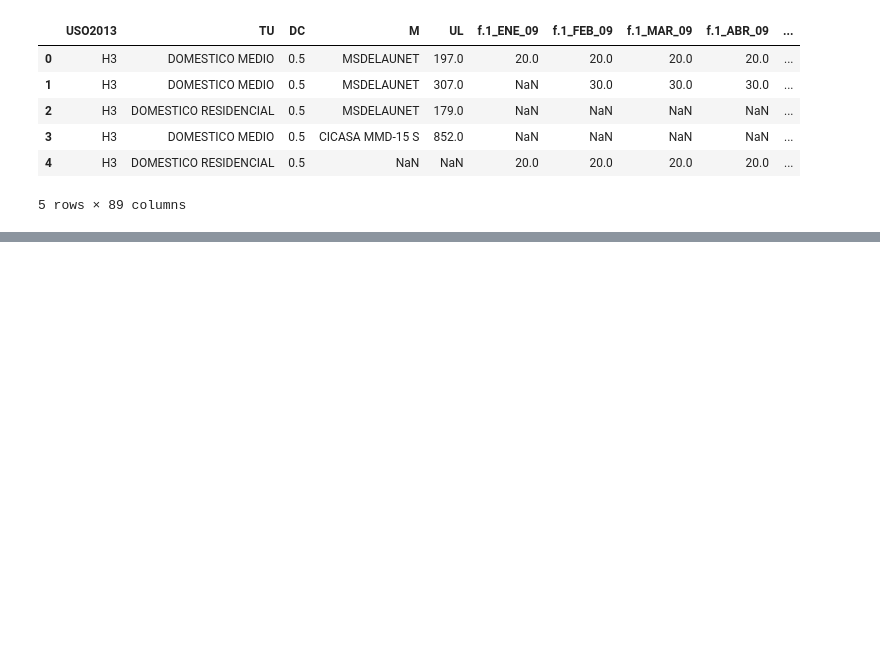
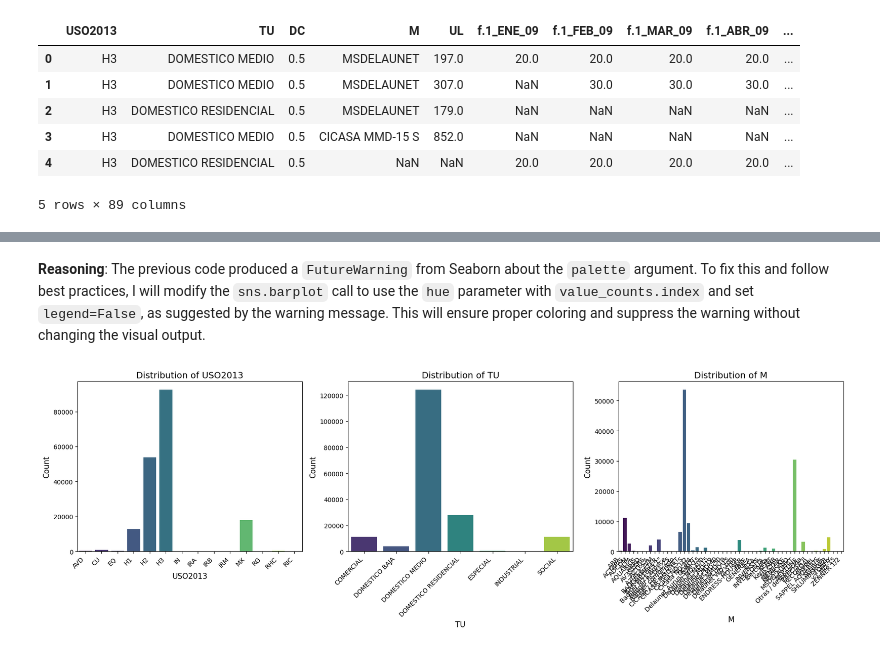
Before and after one commit to vathsankitha/water, a Jupyter notebook: Water.ipynb, the cells around one changed output, grey strips where cells are left out. Saved outputs shown, nothing was run; the diff lists cells and outputs as text; code cells hidden in the pictures; blank space fills up the shorter version.

```diff
--- a/Water.ipynb
+++ b/Water.ipynb
@@ -18,0 +151,29 @@ display(df.head())
+# %% [markdown]
+**Reasoning**:
+The previous code produced a `FutureWarning` from Seaborn about the `palette` argument. To fix this and follow best practices, I will modify the `sns.barplot` call to use the `hue` parameter with `value_counts.index` and set `legend=False`, as suggested by the warning message. This will ensure proper coloring and suppress the warning without changing the visual output.
+# %%
+import matplotlib.pyplot as plt
+import seaborn as sns
+
+categorical_cols = ['USO2013', 'TU', 'M']
+
+plt.figure(figsize=(18, 6))
+
+for i, col in enumerate(categorical_cols):
+    plt.subplot(1, len(categorical_cols), i + 1)
+
+    # Get value counts and sort them for better visualization
+    value_counts = df[col].value_counts().sort_index()
+
+    # Fix for FutureWarning: Assign x to hue and set legend=False
+    sns.barplot(x=value_counts.index, y=value_counts.values, hue=value_counts.index, palette='viridis', legend=False)
+
+    plt.title(f'Distribution of {col}', fontsize=14)
+    plt.xlabel(col, fontsize=12)
+    plt.ylabel('Count', fontsize=12)
+    plt.xticks(rotation=45, ha='right')
+    plt.tight_layout()
+
+plt.show()
+# %% [output]
+[figure, added]
```
Also changed, not shown: parts of 13 cells of this notebook.
